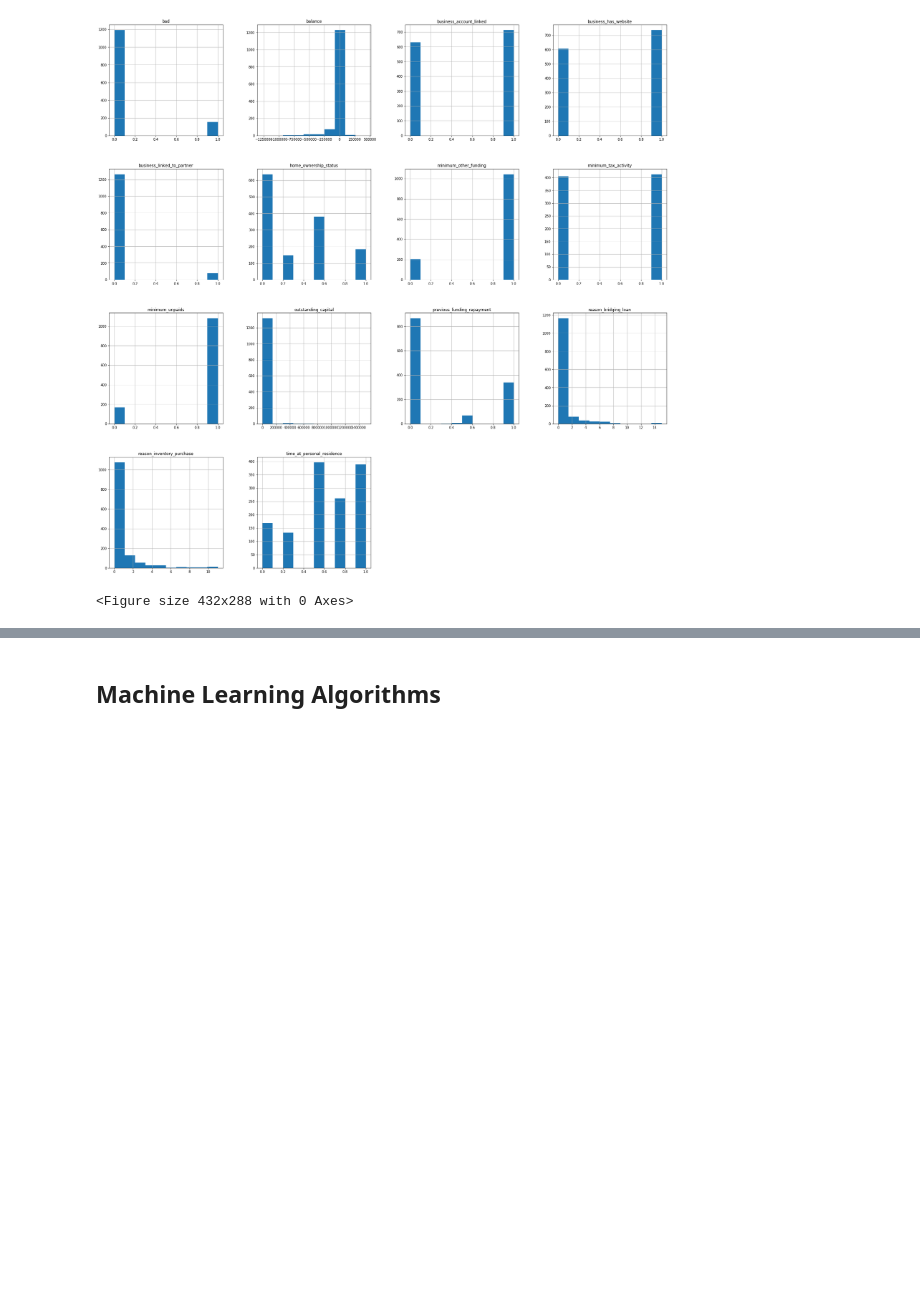
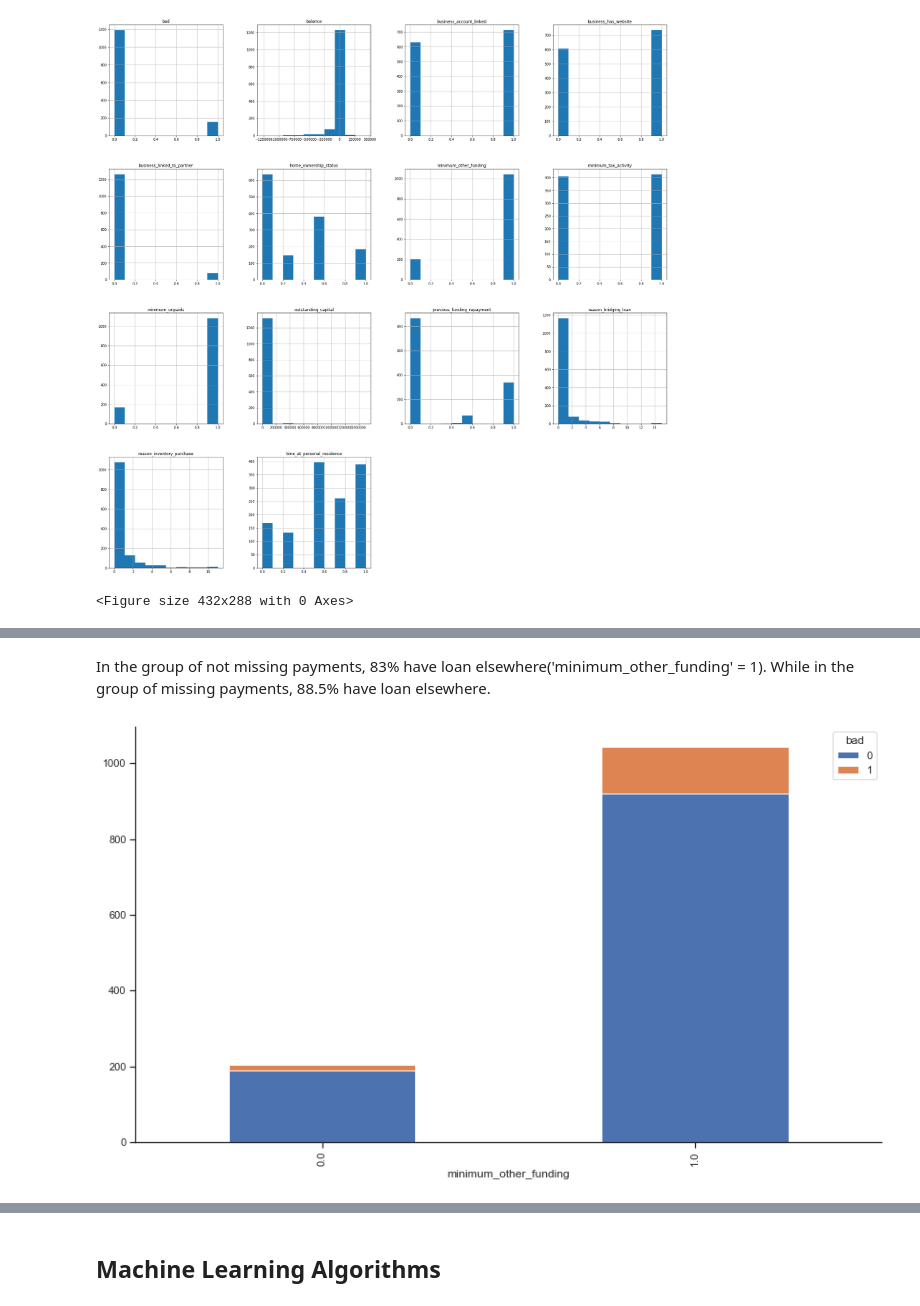
Before and after one commit to vnguye12/vy_capstone1, a Jupyter notebook: Capstone1.ipynb, the cells around one changed output, grey strips where cells are left out. Drawn from its saved outputs; the diff is of its cells as text; code cells hidden in the pictures; blank space fills up the shorter version.

```diff
--- a/Capstone1.ipynb
+++ b/Capstone1.ipynb
@@ -619,0 +564,15 @@ reason_inventory_purchase        0.928678      0.611842      0.969012
+# %% [markdown]
+In the group of not missing payments, 83% have loan elsewhere('minimum_other_funding' = 1). While in the group of missing payments, 88.5% have loan elsewhere.
+# %%
+sns.set(style="ticks")
+
+df_plot = df_new.groupby(['bad', 'minimum_other_funding']).size().reset_index().pivot(columns='minimum_other_funding', index='bad', values=0).reset_index()
+
+g = df_plot.set_index('bad').T.plot(kind='bar', stacked=True,
+            color=sns.color_palette())
+sns.despine()
+g.figure.set_size_inches(14,8)
+
+plt.show()
+# %% [output]
+[figure, added]
```
Also changed, not shown: parts of 41 cells of this notebook.
